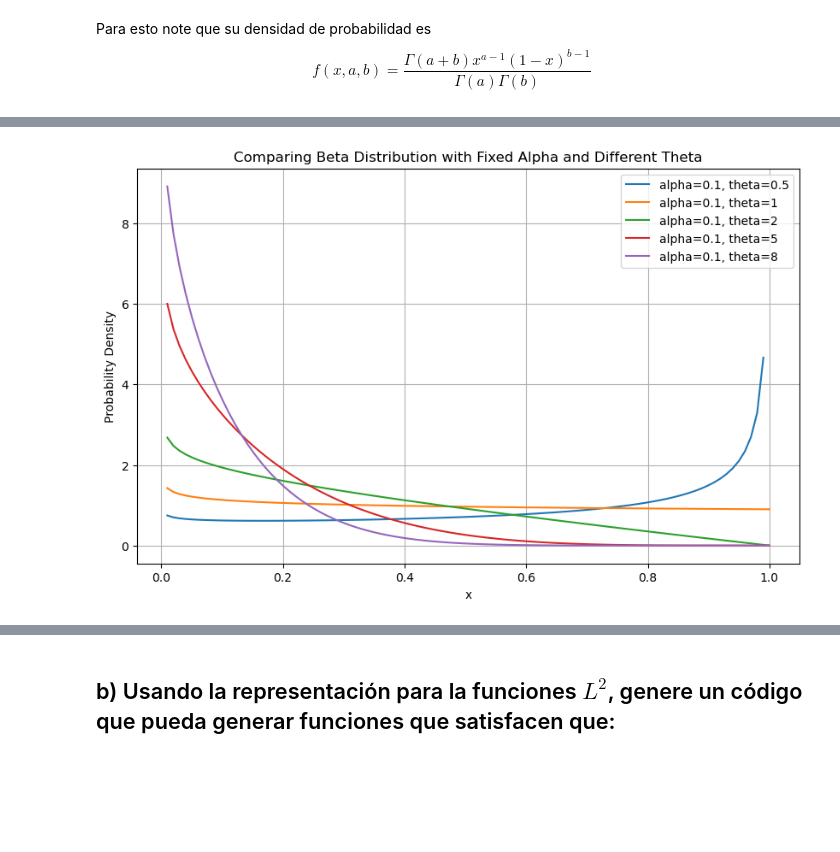
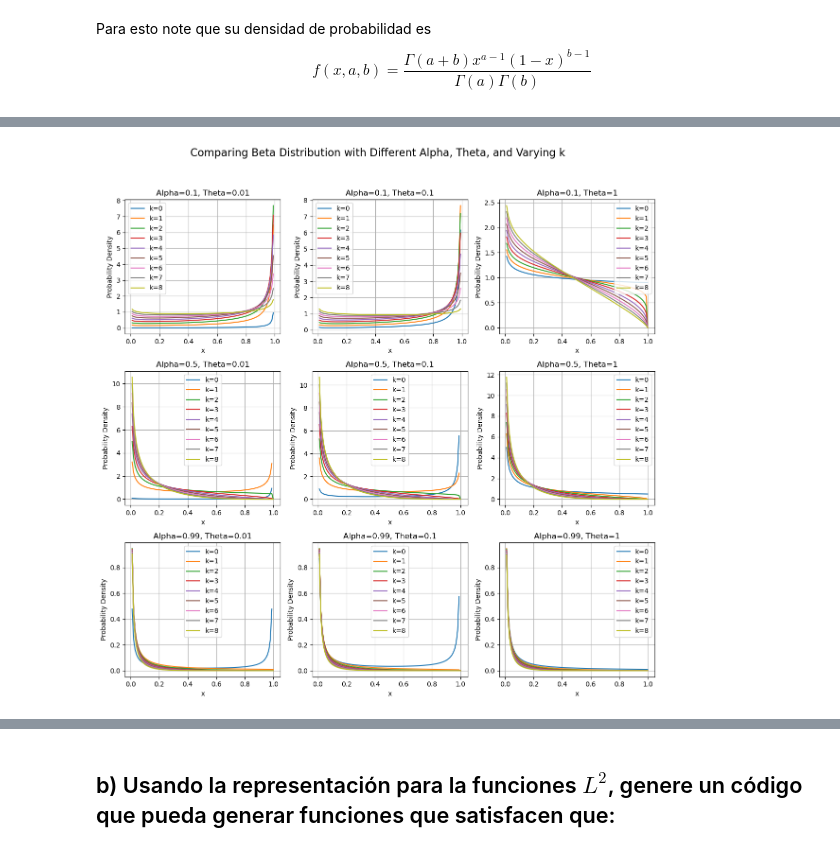
Before and after one commit to Darkrayyss/Certamen-1-MAT468-Diego-Astaburuaga, a Jupyter notebook: Entrega Certamen/Pregunta3.ipynb, the cells around one changed output, grey strips where cells are left out. Cells and saved outputs as stored; diff of their text form; code cells hidden in the pictures; blank space fills up the shorter version.

```diff
--- a/Entrega Certamen/Pregunta3.ipynb
+++ b/Entrega Certamen/Pregunta3.ipynb
@@ -65,16 +65,16 @@ Note que en $Beta(1-\alpha,\theta +\alpha k)$, existe la condición de que las e
 Notese que para varios posibles valores de $\alpha$ y $\theta$ se debería verificar computacionalmente que la suma de la sucesión $W_k$ efectivamente da 1, como son terminos positivos y estamos truncando la sucesión, esta debería ser cercana 1, en efecto:
 # %%
 # Define the parameters
-n_max = 500
+n_max = 10_000
 itr = 5  # Number of iterations
-tol = 0.9  # Threshold for P(sum(W_k) < tol)
+tol = 0.1
 
 # Create grids of alpha and theta values for iteration
 alpha_grid = np.linspace(0.0001, 1-0.0001, itr)
 theta_grid = np.linspace(1, 10, itr)
 
 # Initialize a variable to count the number of times sum(Wk) < tol
-amount_low_tol = 0
+amount_over_tol = 0
 
 # Nested loops to iterate through alpha and theta values
 for i, alpha in enumerate(alpha_grid):
@@ -83,12 +83,12 @@ for i, alpha in enumerate(alpha_grid):
         Wk = simulate_Wk(n_max, alpha, theta)
 
         # Check if the sum of Wk values is less than tol
-        if np.sum(Wk) < tol:
-            amount_low_tol += 1
+        if np.abs(np.sum(Wk)-1) > tol:
+            amount_over_tol += 1
 
 # Calculate the estimated probability P(sum(W_k) < tol)
-estimated_probability = amount_low_tol / (itr**2)
+estimated_probability = amount_over_tol / (itr**2)
 
 # Print the result
-print(f'Estimation of P(sum(W_k) < {tol}) is {estimated_probability}')
+print(f'Estimation of P(|1-sum(W_k)| > {tol}) is {estimated_probability}')
 # %% [output]
@@ -179,37 +177,44 @@ plt.show()
 # %%
 import numpy as np
 import matplotlib.pyplot as plt
 from scipy.stats import beta
 
 # Define the range of values for x
 x = np.linspace(0, 1, 100)
 
-# Fixed alpha value
-alpha = 0.1
+# Different values of alpha and theta
+alpha_values = [0.1, 0.5, 0.99]
+theta_values = [0.01, 0.1, 1]
 
-# Different theta values to compare
-theta_values = [0.5, 1, 2, 5, 8]
+k_values = range(9)
 
-k = 0
+# Create a 3x3 grid of plots
+fig, axes = plt.subplots(3, 3, figsize=(12, 12))
+fig.suptitle('Comparing Beta Distribution with Different Alpha, Theta, and Varying k', fontsize=16)
 
-# Create the plot
-plt.figure(figsize=(10, 6))
+for i in range(3):
+    for j in range(3):
+        ax = axes[i, j]
+        alpha = alpha_values[i]
+        theta = theta_values[j]
+        ax.set_title(f'Alpha={alpha}, Theta={theta}')
 
-for theta in theta_values:
-    # Calculate the beta distribution for the given alpha and theta values
-    y = beta.pdf(x, 1 - alpha, theta + k * alpha)
+        for k in k_values:
+            # Calculate the beta distribution for the given alpha, theta, and different k values
+            y = beta.pdf(x, 1 - alpha, theta + k * alpha)
 
-    # Plot the function with the corresponding label
-    plt.plot(x, y, label=f'alpha={alpha}, theta={theta}')
+            # Plot the function with the corresponding label
+            ax.plot(x, y, label=f'k={k}')
 
-# Set labels and title
-plt.xlabel('x')
-plt.ylabel('Probability Density')
-plt.title('Comparing Beta Distribution with Fixed Alpha and Different Theta')
-plt.grid(True)
-plt.legend()
+        ax.set_xlabel('x')
+        ax.set_ylabel('Probability Density')
+        ax.grid(True)
+        ax.legend()
 
-# Show the plot
+# Adjust spacing between subplots
+plt.tight_layout(rect=[0, 0, 1, 0.95])
+
+# Show the plots
 plt.show()
 # %% [output]
-[figure, old version]
+[figure, new version]
```
Also changed, not shown: parts of 34 cells of this notebook, 1 other file.
